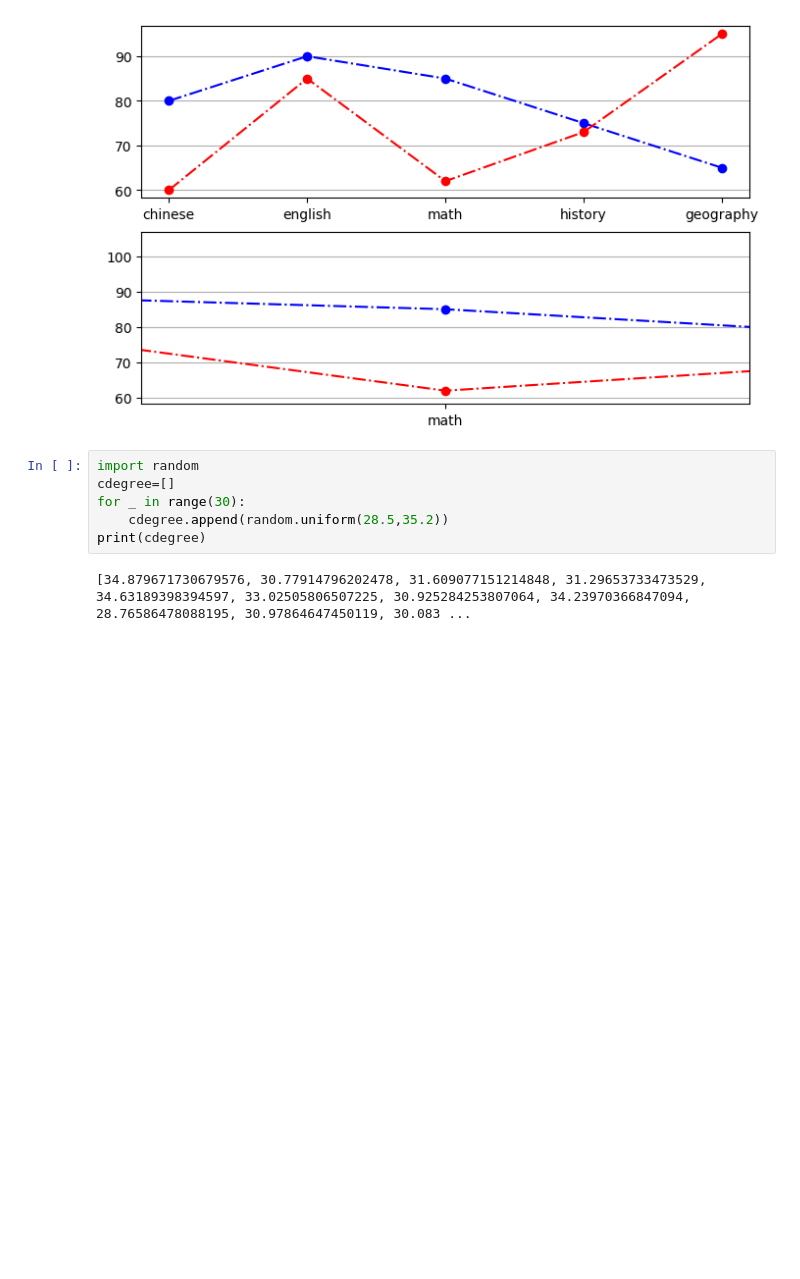
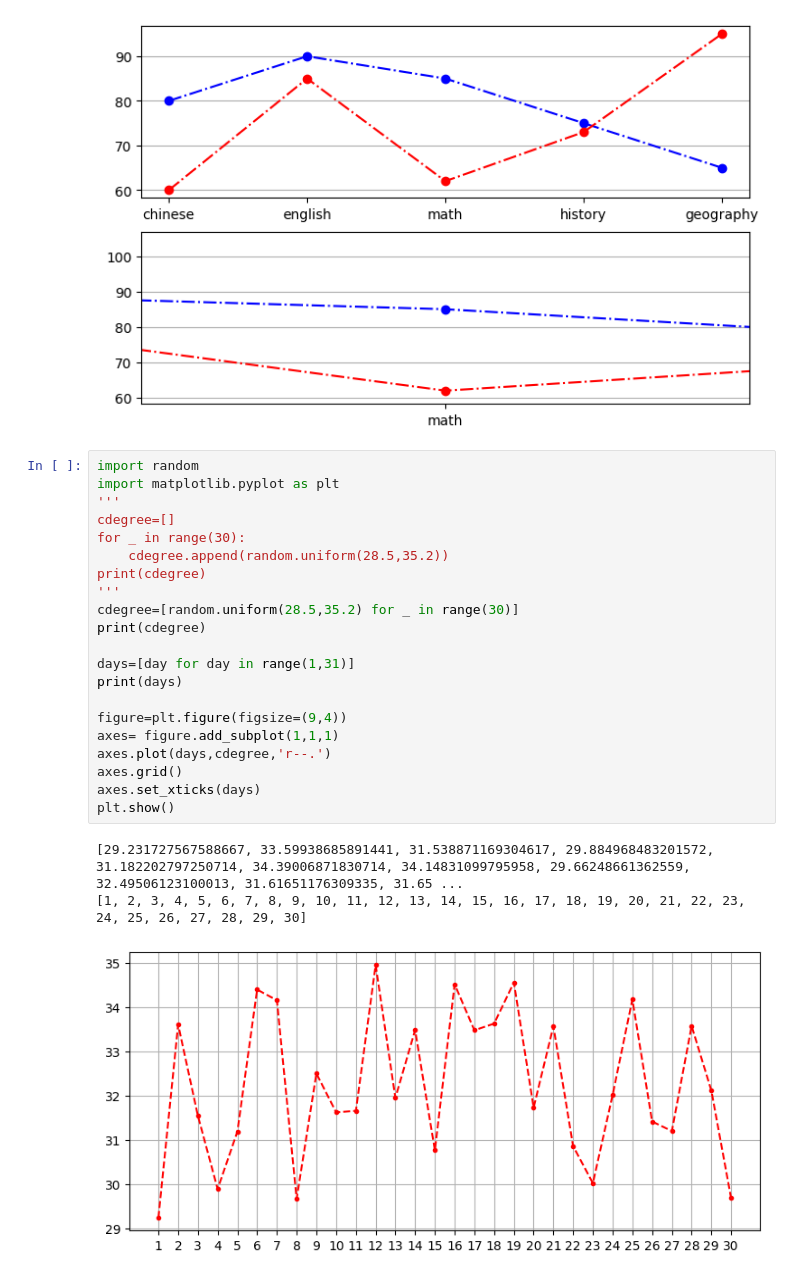
Before and after one commit to ChiaChien-Huang/0823_1_3, a Jupyter notebook: lesson14_2.ipynb, the cells around one changed output. Saved outputs shown, nothing was run; the diff lists cells and outputs as text; blank space fills up the shorter version.

```diff
--- a/lesson14_2.ipynb
+++ b/lesson14_2.ipynb
@@ -25,11 +25,28 @@ axes2.axis(xmin=1.5,xmax=2.5,ymin=ymin,ymax=ymax+10)
 plt.show()
 # %% [output]
 [figure]
-# %%
-import random
-cdegree=[]
-for _ in range(30):
-    cdegree.append(random.uniform(28.5,35.2))
-print(cdegree)
-# %% [output]
-[34.879671730679576, 30.77914796202478, 31.609077151214848, 31.29653733473529, 34.63189398394597, 33.02505806507225, 30.925284253807064, 34.23970366847094, 28.76586478088195, 30.97864647450119, 30.083 ...
+# %%
+import random
+import matplotlib.pyplot as plt
+'''
+cdegree=[]
+for _ in range(30):
+    cdegree.append(random.uniform(28.5,35.2))
+print(cdegree)
+'''
+cdegree=[random.uniform(28.5,35.2) for _ in range(30)]
+print(cdegree)
+
+days=[day for day in range(1,31)]
+print(days)
+
+figure=plt.figure(figsize=(9,4))
+axes= figure.add_subplot(1,1,1)
+axes.plot(days,cdegree,'r--.')
+axes.grid()
+axes.set_xticks(days)
+plt.show()
+# %% [output]
+[29.231727567588667, 33.59938685891441, 31.538871169304617, 29.884968483201572, 31.182202797250714, 34.39006871830714, 34.14831099795958, 29.66248661362559, 32.49506123100013, 31.61651176309335, 31.65 ...
+[1, 2, 3, 4, 5, 6, 7, 8, 9, 10, 11, 12, 13, 14, 15, 16, 17, 18, 19, 20, 21, 22, 23, 24, 25, 26, 27, 28, 29, 30]
+[figure, added]
```
Also changed, not shown: 1 other file.
